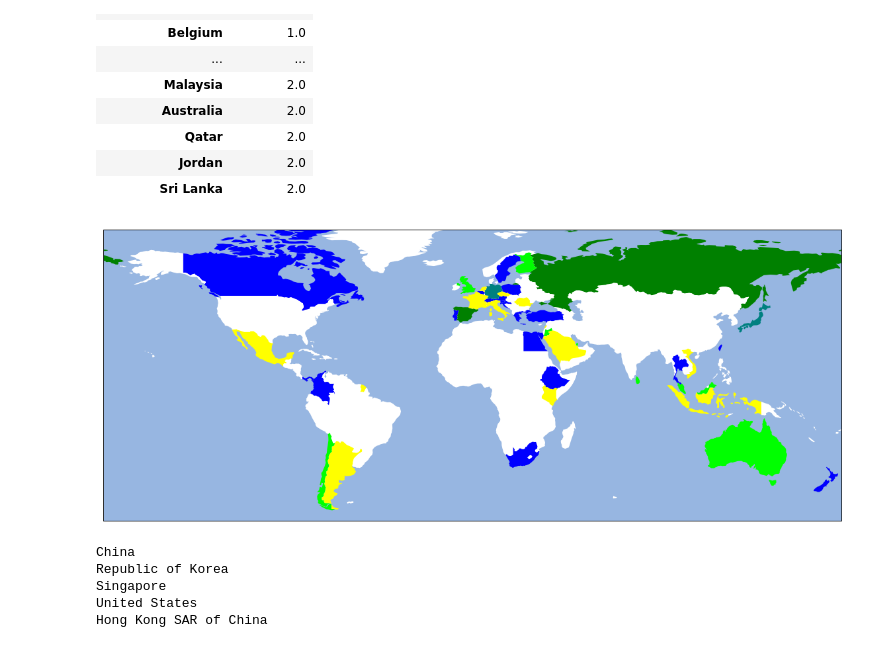
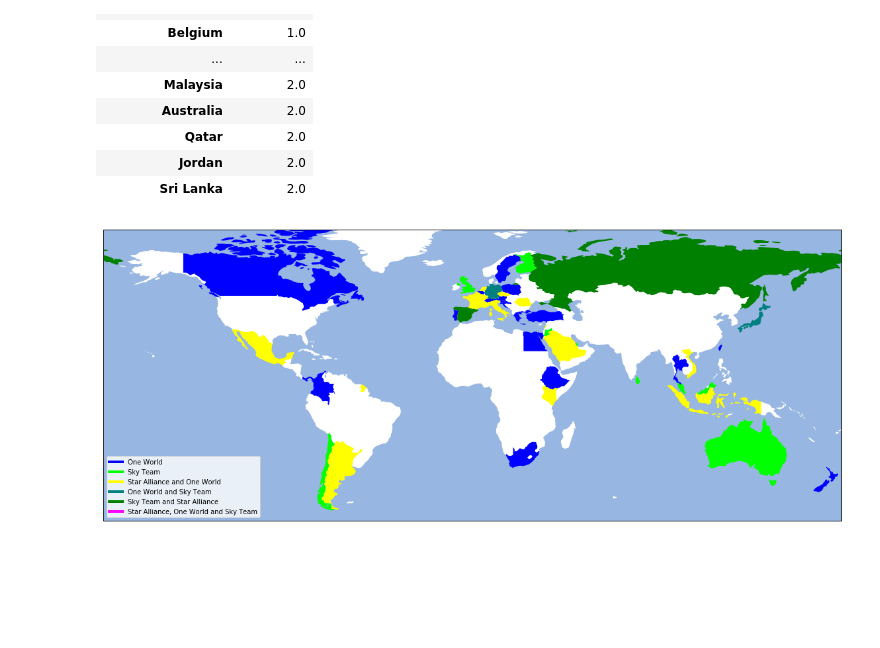
Before and after one commit to nicolasFontbonne/Project_ntds, a Jupyter notebook: main_maelle.ipynb, the cells around one changed output. Cells and saved outputs as stored; diff of their text form; code cells hidden in the pictures; blank space fills up the shorter version.

Commit message:
update legend of world map

```diff
--- a/main_maelle.ipynb
+++ b/main_maelle.ipynb
@@ -253,55 +253,47 @@ ax.set_extent([-150, 60, -25, 60])
 
 shpfilename = shpreader.natural_earth(resolution='110m',
                                       category='cultural',
                                       name='admin_0_countries')
 reader = shpreader.Reader(shpfilename)
 countries = reader.records()
 
 
 # 1 if Star Alliance only -> red
 # 2 if One World only -> blue
 # 3 if SkyTeam only -> green
 # 4 if Star Alliance and One World
 # 5 if One World and SkyTeam
 # 6 if SkyTeam and Star Alliance
 # 7 if all ->
-color=[(1,0,0),(0,0,1),(0,1,0),(1,1,0),(0,0.5,0.5),(0,0.5,0),(1,0,1)]
+color_list=[(1,0,0),(0,0,1),(0,1,0),(1,1,0),(0,0.5,0.5),(0,0.5,0),(1,0,1)]
 
 for country in countries:
 
     if country.attributes['NAME_EN'] in country_attribution.index :
         num=country_attribution.loc[country.attributes['NAME_EN']].ColorCode
         ax.add_geometries(country.geometry, ccrs.PlateCarree(),
-                          facecolor=color[int(num)],
+                          facecolor=color_list[int(num)],
                           label=country.attributes['NAME_EN'])
     else :
         ax.add_geometries(country.geometry, ccrs.PlateCarree(),
                           facecolor=(1,1,1),
                           label=country.attributes['NAME_EN'])
 
 #plt.legend(color, ["SA", "OW", "ST", "SA+OW", "OW+ST", "ST+SA", "SA+OW+ST"])
+
+#LEGEND
+from matplotlib.patches import Patch
+from matplotlib.lines import Line2D
+
+SA='Star Alliance'
+OW='One World'
+ST='Sky Team'
+name_list=[SA, OW, ST, SA+' and '+OW, OW+' and '+ST, ST+" and "+SA, SA+', '+OW+' and '+ST]
+
+legend_elements=[]
+for i in range (1,7):
+    legend_elements.append(Line2D([0], [0], color=color_list[i], lw=4, label=name_list[i]))
+plt.legend(handles=legend_elements, loc='lower left')
 plt.show()
 # %% [output]
-[figure, old version]
+[figure, new version]
-# %%
-# to check the names of the countries of the map
-
-
-shpfilename = shpreader.natural_earth(resolution='110m',
-                                      category='cultural',
-                                      name='admin_0_countries')
-reader = shpreader.Reader(shpfilename)
-countries = reader.records()
-list =[]
-for country in countries:
-    list.append(country.attributes['NAME_EN'])
-
-for c in country_attribution.Country :
-    if c not in list :
-        print (c)
-# %% [output]
-China
-Republic of Korea
-Singapore
-United States
-Hong Kong SAR of China
```
Also changed, not shown: parts of 1 cell of this notebook.
